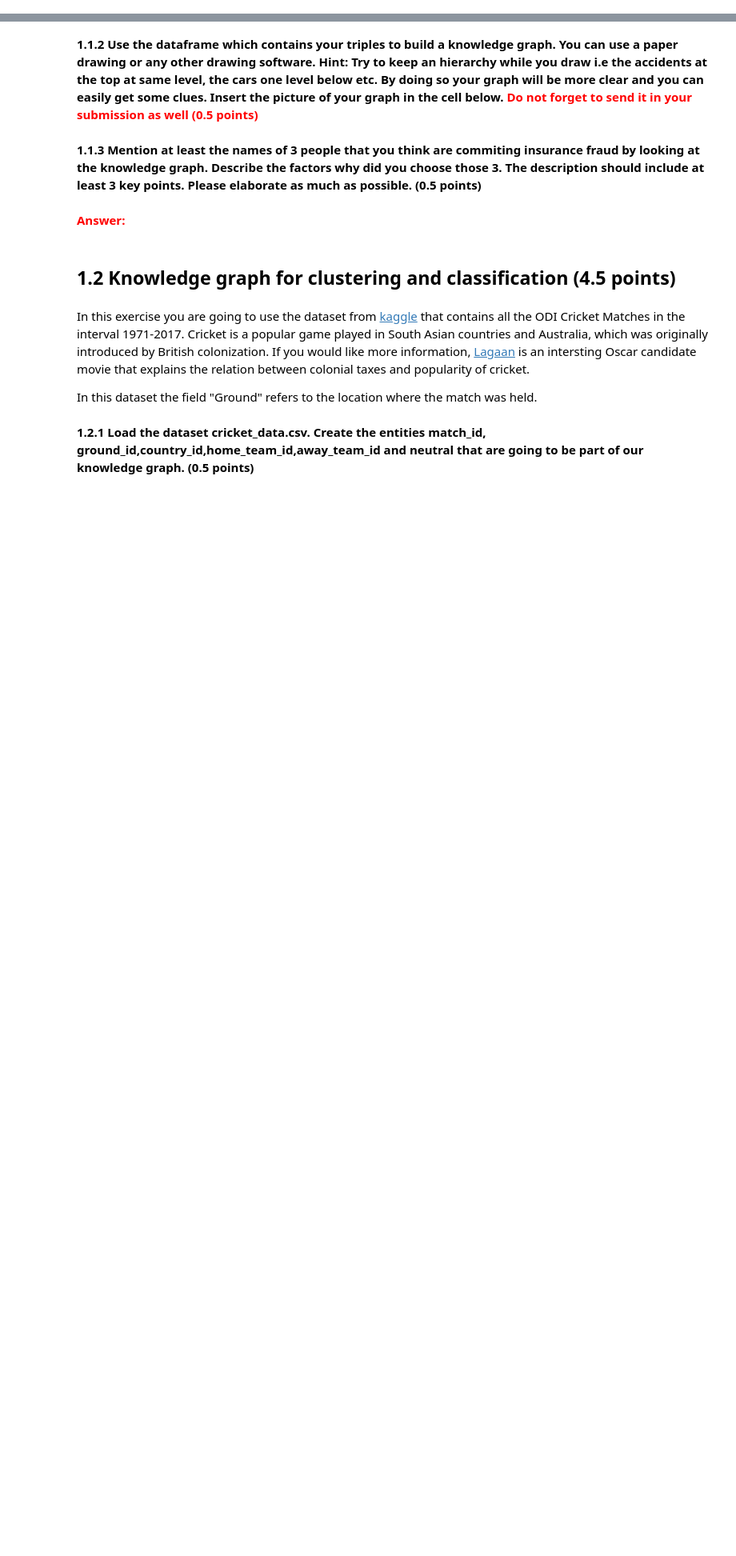
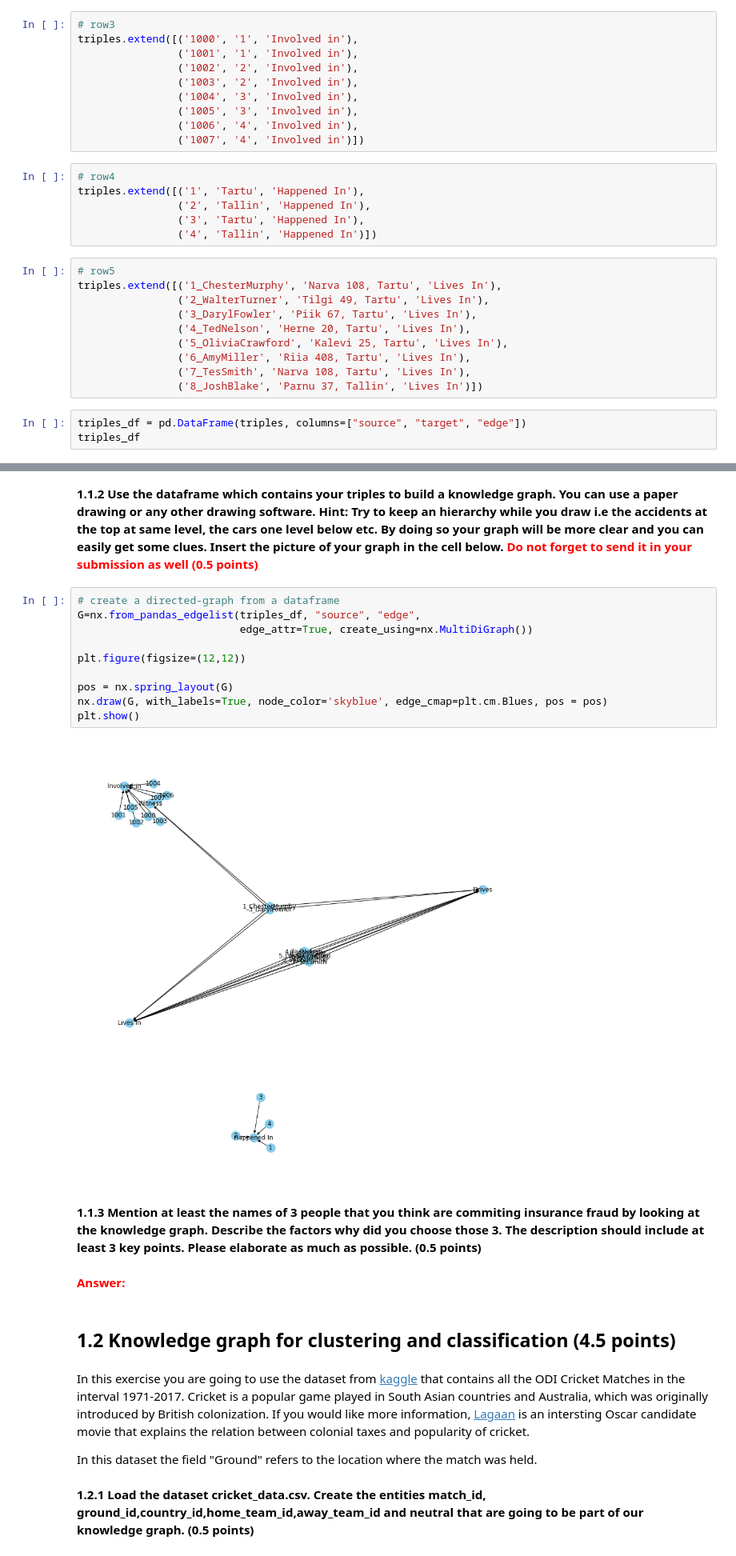
Before and after one commit to enliktjioe/bda2020, a Jupyter notebook: HW6/Homework_06.ipynb, the cells around one changed output, grey strips where cells are left out. Shown at 80% size. Cells and saved outputs as stored; diff of their text form; blank space fills up the shorter version.

```diff
--- a/HW6/Homework_06.ipynb
+++ b/HW6/Homework_06.ipynb
@@ -64,0 +146,29 @@ The fields included are:
+# %%
+# row3
+triples.extend([('1000', '1', 'Involved in'),
+                ('1001', '1', 'Involved in'),
+                ('1002', '2', 'Involved in'),
+                ('1003', '2', 'Involved in'),
+                ('1004', '3', 'Involved in'),
+                ('1005', '3', 'Involved in'),
+                ('1006', '4', 'Involved in'),
+                ('1007', '4', 'Involved in')])
+# %%
+# row4
+triples.extend([('1', 'Tartu', 'Happened In'),
+                ('2', 'Tallin', 'Happened In'),
+                ('3', 'Tartu', 'Happened In'),
+                ('4', 'Tallin', 'Happened In')])
+# %%
+# row5
+triples.extend([('1_ChesterMurphy', 'Narva 108, Tartu', 'Lives In'),
+                ('2_WalterTurner', 'Tilgi 49, Tartu', 'Lives In'),
+                ('3_DarylFowler', 'Piik 67, Tartu', 'Lives In'),
+                ('4_TedNelson', 'Herne 20, Tartu', 'Lives In'),
+                ('5_OliviaCrawford', 'Kalevi 25, Tartu', 'Lives In'),
+                ('6_AmyMiller', 'Riia 408, Tartu', 'Lives In'),
+                ('7_TesSmith', 'Narva 108, Tartu', 'Lives In'),
+                ('8_JoshBlake', 'Parnu 37, Tallin', 'Lives In')])
+# %%
+triples_df = pd.DataFrame(triples, columns=["source", "target", "edge"])
+triples_df
@@ -65,5 +193,17 @@ The fields included are:
 # %% [markdown]
 **1.1.2 Use the dataframe which contains your triples to build a knowledge graph. You can use a paper drawing or any other drawing software. Hint: Try to keep an hierarchy while you draw i.e the accidents at the top at same level, the cars one level below etc. By doing so your graph will be more clear and you can easily get some clues. Insert the picture of your graph in the cell below.** <font color='red'> **Do not forget to send it in your submission as well** **(0.5 points)**
+# %%
+# create a directed-graph from a dataframe
+G=nx.from_pandas_edgelist(triples_df, "source", "edge",
+                          edge_attr=True, create_using=nx.MultiDiGraph())
+
+plt.figure(figsize=(12,12))
+
+pos = nx.spring_layout(G)
+nx.draw(G, with_labels=True, node_color='skyblue', edge_cmap=plt.cm.Blues, pos = pos)
+plt.show()
+# %% [output]
+[figure, added]
 # %% [markdown]
 **1.1.3 Mention at least the names of 3 people that you think are commiting insurance fraud by looking at the knowledge graph. Describe the factors why did you choose those 3. The description should include at least 3 key points. Please elaborate as much as possible. (0.5 points)**
 # %% [markdown]
```
Also changed, not shown: parts of 8 cells of this notebook, 6 other files.
